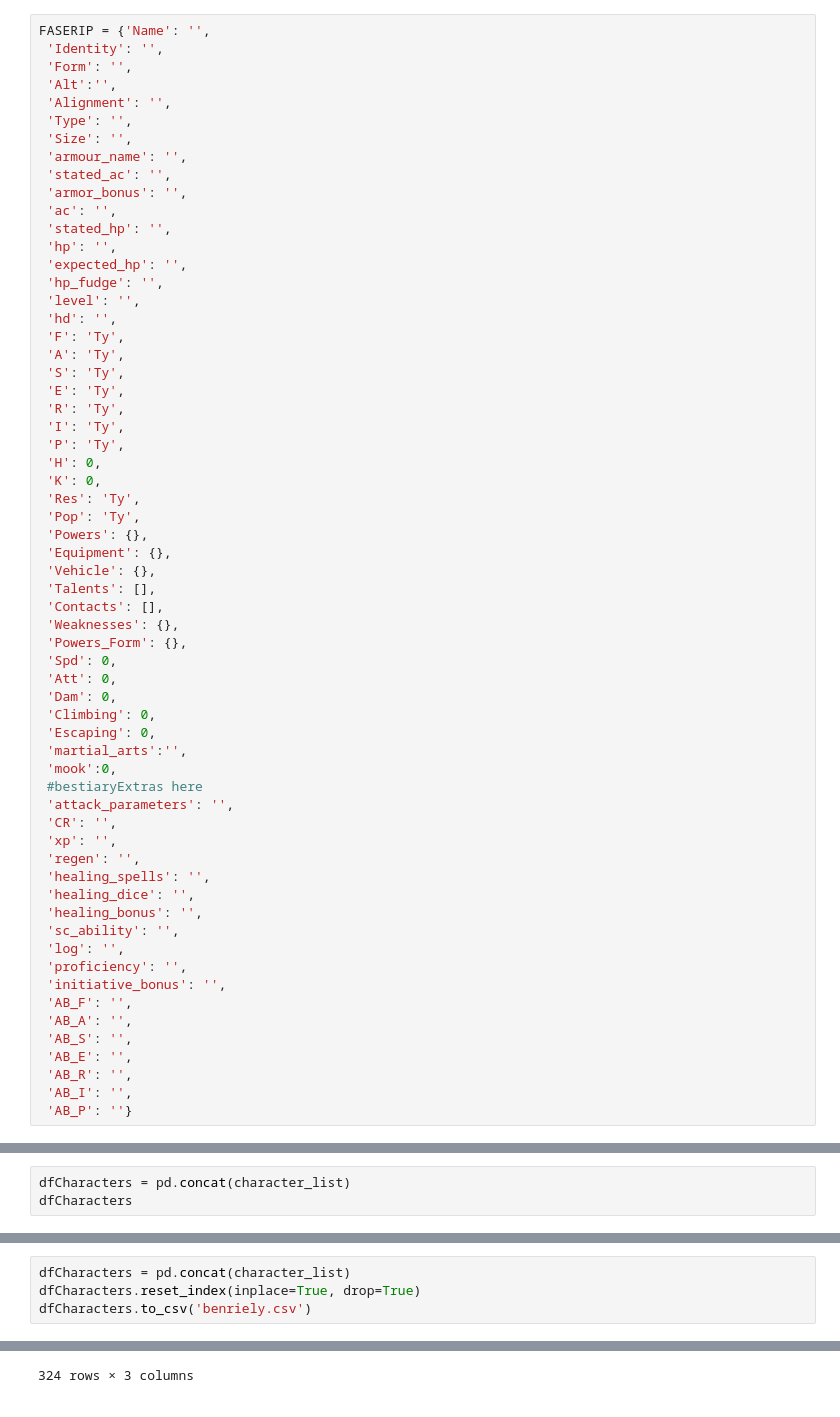
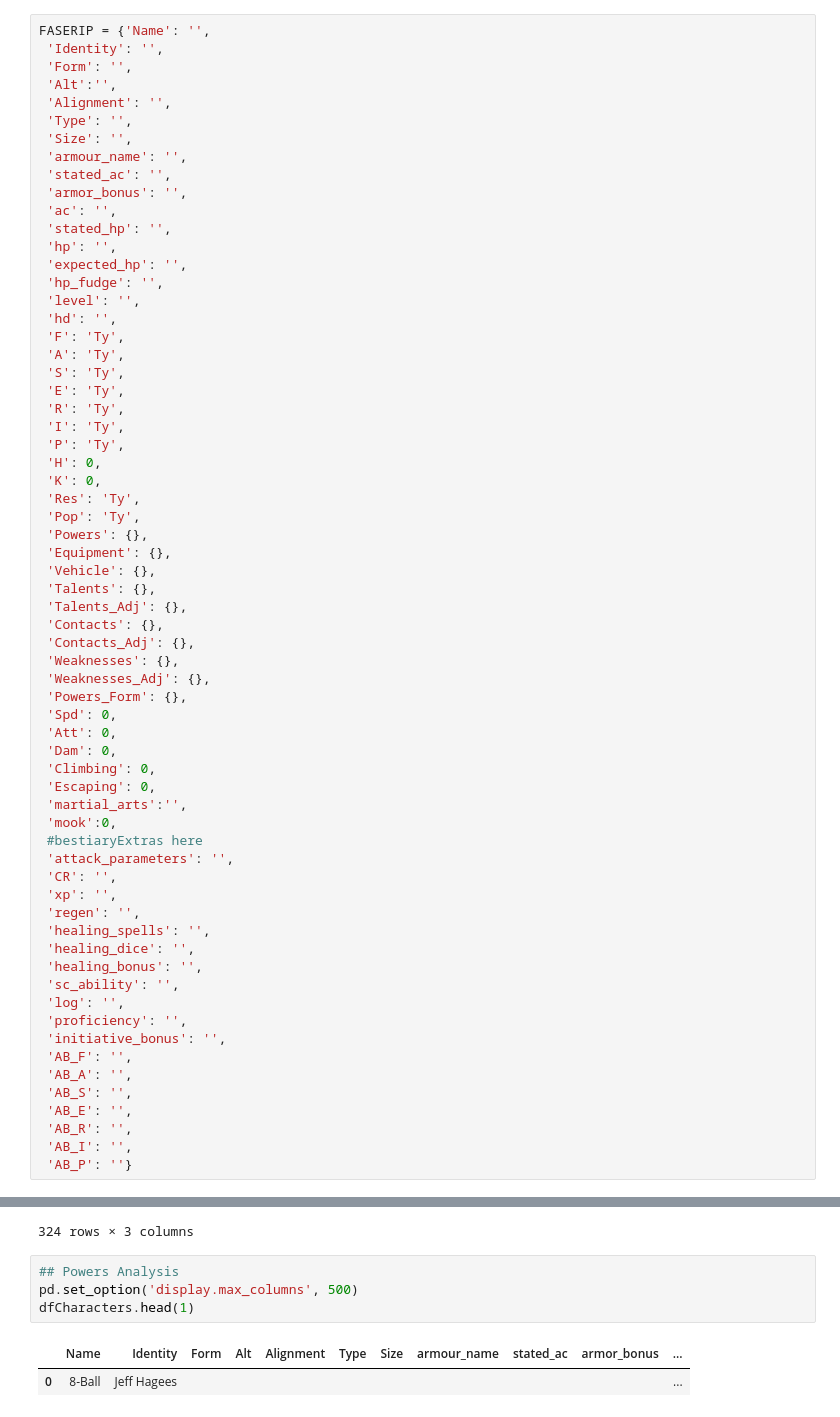
Before and after one commit to bluetyson/FASERIP-Slugfest, a Jupyter notebook: FASERIP-Training-Data.ipynb, the cells around one changed output, grey strips where cells are left out. Cells and saved outputs as stored; diff of their text form.

Commit message:
add work on talent standardisation for the Arena

```diff
--- a/FASERIP-Training-Data.ipynb
+++ b/FASERIP-Training-Data.ipynb
@@ -70,9 +71,12 @@ FASERIP = {'Name': '',
  'Powers': {},
  'Equipment': {},
  'Vehicle': {},
- 'Talents': [],
- 'Contacts': [],
+ 'Talents': {},
+ 'Talents_Adj': {},
+ 'Contacts': {},
+ 'Contacts_Adj': {},
  'Weaknesses': {},
+ 'Weaknesses_Adj': {},
  'Powers_Form': {},
  'Spd': 0,
  'Att': 0,
@@ -455,3 +476,0 @@ zzzax.html.txt
-# %%
-dfCharacters = pd.concat(character_list)
-dfCharacters
@@ -472,7 +477,3 @@ dfCharacters
-# %%
-dfCharacters = pd.concat(character_list)
-dfCharacters.reset_index(inplace=True, drop=True)
-dfCharacters.to_csv('benriely.csv')
 # %%
 dfToken = pd.read_csv('J:\superheroapitoken.txt')
 token = dfToken['token'].values[0]
@@ -580,3 +581,10 @@ dfBiog
 | 0 | success | Ymir | [{'id': '728', 'name': 'Ymir', 'p... |
 | 0 | success | Zero | [{'id': '11', 'name': 'Agent Zero... |
 324 rows × 3 columns
+# %%
+## Powers Analysis
+pd.set_option('display.max_columns', 500)
+dfCharacters.head(1)
+# %% [output]
+|  | Name | Identity | Form | Alt | Alignment | Type | Size | armour_name | stated_ac | armor_bonus | ... |
+| 0 | 8-Ball | Jeff Hagees |  |  |  |  |  |  |  |  | ... |
```
Also changed, not shown: parts of 6 cells of this notebook, 4 other files.
